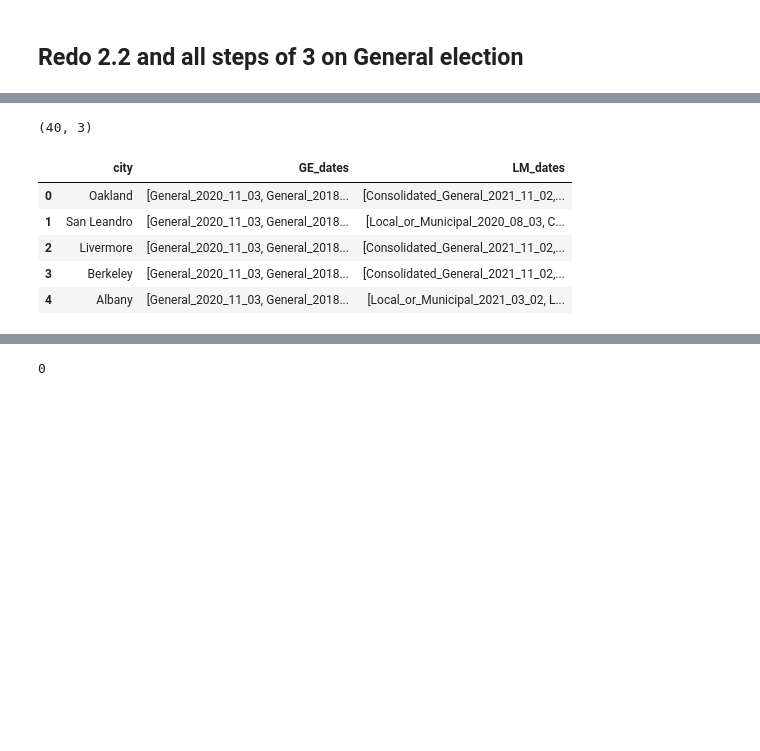
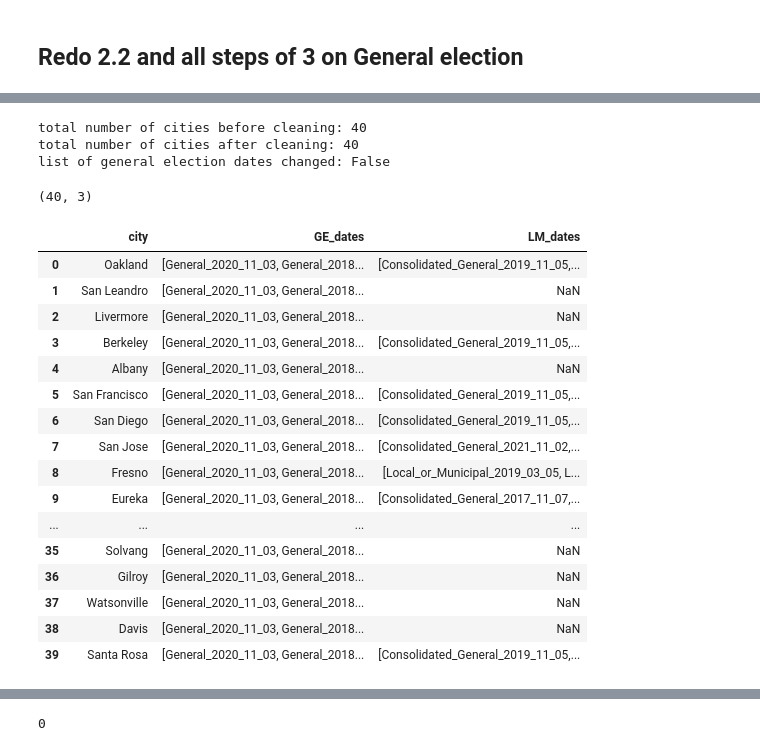
Before and after one commit to jnshzk/capstone, a Jupyter notebook: Find_recent_election_dates_updated.ipynb, the cells around one changed output, grey strips where cells are left out. Saved outputs shown, nothing was run; the diff lists cells and outputs as text; code cells hidden in the pictures; blank space fills up the shorter version.

Commit message:
500+ voters and 2008 or higher election year

```diff
--- a/Find_recent_election_dates_updated.ipynb
+++ b/Find_recent_election_dates_updated.ipynb
@@ -560,13 +564,0 @@ state_voterhistory_cols = pd.read_csv(f'{filepath}{VOTE_filename_orig}',
-# %%
-# 1.B select only voter ID and columns with General or Local_or_Municipal election dates
-def get_elec_cols(df, string):
-    return [col for col in df.columns if col.startswith(string)]
-
-GE_cols = get_elec_cols(state_voterhistory_cols, 'General')
-print("total number of General election dates", len(GE_cols))
-
-LM_cols = get_elec_cols(state_voterhistory_cols, 'Local_or_Municipal')
-print("total number of Local or Municipal election dates", len(LM_cols))
-
-CG_cols = [col for col in state_voterhistory_cols.columns if col.startswith('Consolidated_General')]
-print("total number of Consolidated General election dates", len(CG_cols))
@@ -669,7 +697,7 @@ def get_list_elec_dates(df, date_cols, list_city_cnt_dates, list_city_4_dates):
             for city in list(list_city_cnt_dates.keys()):
                 # first check if the city is present in list_city_cnt_dates,
                 # not being present means we have already found the dates so no need to check
-                if city in cnt_df.index:
+                if city in cnt_df.index and cnt_df.loc[city][date_col] > 500:
                     # second check if the city is present in the dataframe with "Y"
                     # not being present means the date is not the election date for this city
                     list_city_cnt_dates[city] = list_city_cnt_dates[city]+1
@@ -864,0 +896,13 @@ list_city_4_dates_LM_combined
+# %%
+def check_nan(list_var):
+    print("total number of cities before cleaning:", len(list_var))
+    check_nans = pd.DataFrame(list_var).dropna(axis='columns')
+    print("total number of cities after cleaning:", check_nans.shape[1])
+    check_nans = check_nans.T
+    check_nans.index.name = 'city'
+    check_nans = check_nans.reset_index()
+    return check_nans
+
+list_city_4_dates_LM_combined_cleaned =  check_nan(list_city_4_dates_LM_combined).set_index('city').T.to_dict('list')
+print("list of consolidated general and local or municipal election dates changed:", list_city_4_dates_LM_combined != list_city_4_dates_LM_combined_cleaned)
+list_city_4_dates_LM_combined_cleaned
@@ -946,18 +1011,37 @@ All local and municipal election dates found!
+# %%
+list_city_4_dates_GE_cleaned =  check_nan(list_city_4_dates_GE).set_index('city').T.to_dict('list')
+print("list of general election dates changed:", list_city_4_dates_GE_cleaned != list_city_4_dates_GE)
+# list_city_4_dates_GE_cleaned
+# %% [output]
+total number of cities before cleaning: 40
+total number of cities after cleaning: 40
+list of general election dates changed: False
 # %%
-GE_dates_df = pd.DataFrame(list_city_4_dates_GE.items(), columns=['city', 'GE_dates'])
-LM_dates_df = pd.DataFrame(list_city_4_dates_LM_combined.items(), columns=['city', 'LM_dates'])
+GE_dates_df = pd.DataFrame(list_city_4_dates_GE_cleaned.items(), columns=['city', 'GE_dates'])
+LM_dates_df = pd.DataFrame(list_city_4_dates_LM_combined_cleaned.items(), columns=['city', 'LM_dates'])
 
-GE_LM_dates_df = GE_dates_df.merge(LM_dates_df, on = "city")
+GE_LM_dates_df = GE_dates_df.merge(LM_dates_df, on = "city", how = "outer")
 print(GE_LM_dates_df.shape)
-GE_LM_dates_df.head()
+GE_LM_dates_df
 # %% [output]
 (40, 3)
 |  | city | GE_dates | LM_dates |
-| 0 | Oakland | [General_2020_11_03, General_2018... | [Consolidated_General_2021_11_02,... |
-| 1 | San Leandro | [General_2020_11_03, General_2018... | [Local_or_Municipal_2020_08_03, C... |
-| 2 | Livermore | [General_2020_11_03, General_2018... | [Consolidated_General_2021_11_02,... |
-| 3 | Berkeley | [General_2020_11_03, General_2018... | [Consolidated_General_2021_11_02,... |
-| 4 | Albany | [General_2020_11_03, General_2018... | [Local_or_Municipal_2021_03_02, L... |
+| 0 | Oakland | [General_2020_11_03, General_2018... | [Consolidated_General_2019_11_05,... |
+| 1 | San Leandro | [General_2020_11_03, General_2018... | NaN |
+| 2 | Livermore | [General_2020_11_03, General_2018... | NaN |
+| 3 | Berkeley | [General_2020_11_03, General_2018... | [Consolidated_General_2019_11_05,... |
+| 4 | Albany | [General_2020_11_03, General_2018... | NaN |
+| 5 | San Francisco | [General_2020_11_03, General_2018... | [Consolidated_General_2019_11_05,... |
+| 6 | San Diego | [General_2020_11_03, General_2018... | [Consolidated_General_2019_11_05,... |
+| 7 | San Jose | [General_2020_11_03, General_2018... | [Consolidated_General_2021_11_02,... |
+| 8 | Fresno | [General_2020_11_03, General_2018... | [Local_or_Municipal_2019_03_05, L... |
+| 9 | Eureka | [General_2020_11_03, General_2018... | [Consolidated_General_2017_11_07,... |
+| ... | ... | ... | ... |
+| 35 | Solvang | [General_2020_11_03, General_2018... | NaN |
+| 36 | Gilroy | [General_2020_11_03, General_2018... | NaN |
+| 37 | Watsonville | [General_2020_11_03, General_2018... | NaN |
+| 38 | Davis | [General_2020_11_03, General_2018... | NaN |
+| 39 | Santa Rosa | [General_2020_11_03, General_2018... | [Consolidated_General_2019_11_05,... |
 # %%
 ## save in parquet format
 GE_LM_dates_df.to_parquet(f'{filepath}GE_LM_dates_per_city_{state}.parquet')
```
Also changed, not shown: parts of 18 cells of this notebook, 1 other file.
